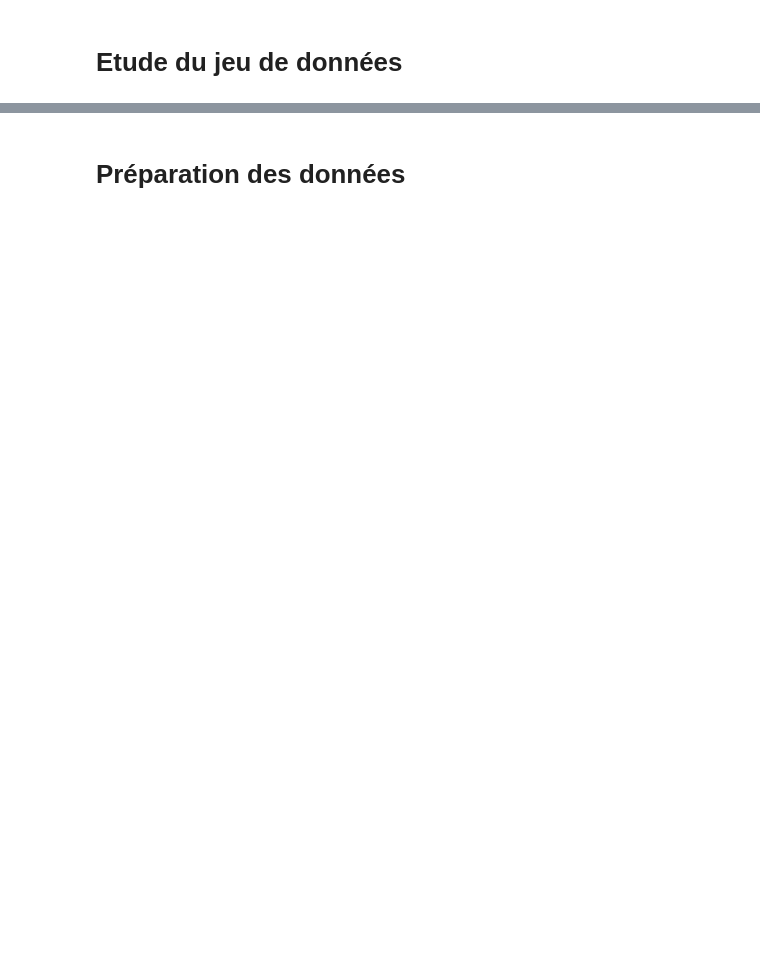
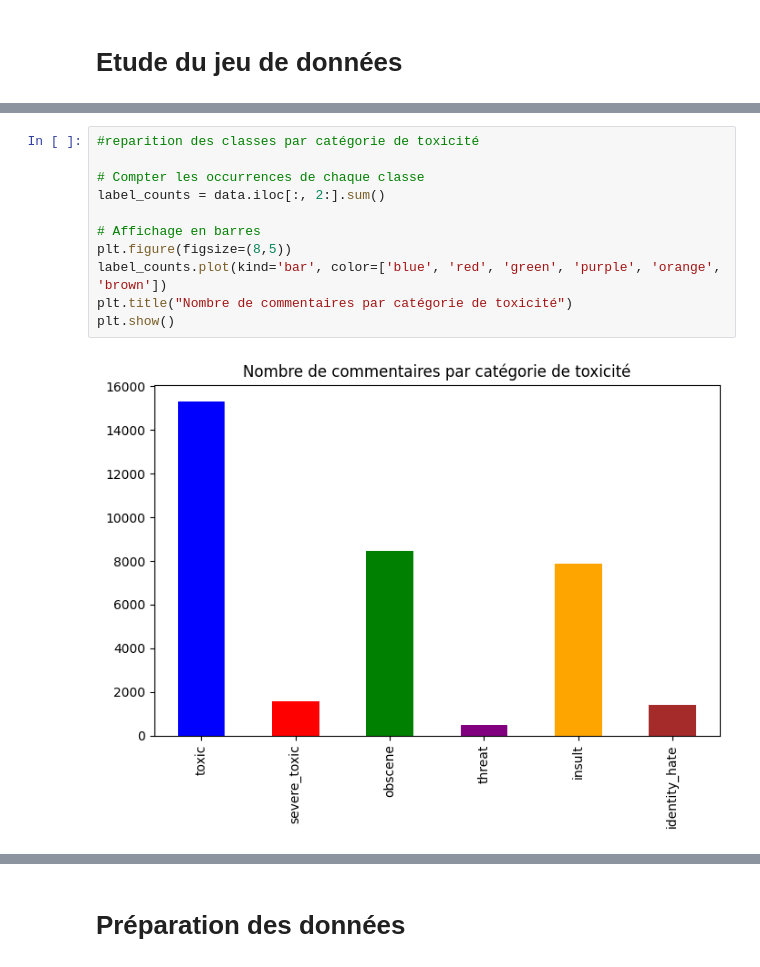
Before and after one commit to florianVit/Classification_Commentaires_Toxiques, a Jupyter notebook: Classification_commentaires_toxiques.ipynb, the cells around one changed output, grey strips where cells are left out. Drawn from its saved outputs; the diff is of its cells as text; blank space fills up the shorter version.

```diff
--- a/Classification_commentaires_toxiques.ipynb
+++ b/Classification_commentaires_toxiques.ipynb
@@ -32,0 +51,13 @@ data.head()
+# %%
+#reparition des classes par catégorie de toxicité
+
+# Compter les occurrences de chaque classe
+label_counts = data.iloc[:, 2:].sum()
+
+# Affichage en barres
+plt.figure(figsize=(8,5))
+label_counts.plot(kind='bar', color=['blue', 'red', 'green', 'purple', 'orange', 'brown'])
+plt.title("Nombre de commentaires par catégorie de toxicité")
+plt.show()
+# %% [output]
+[figure, added]
```
Also changed, not shown: parts of 10 cells of this notebook.
